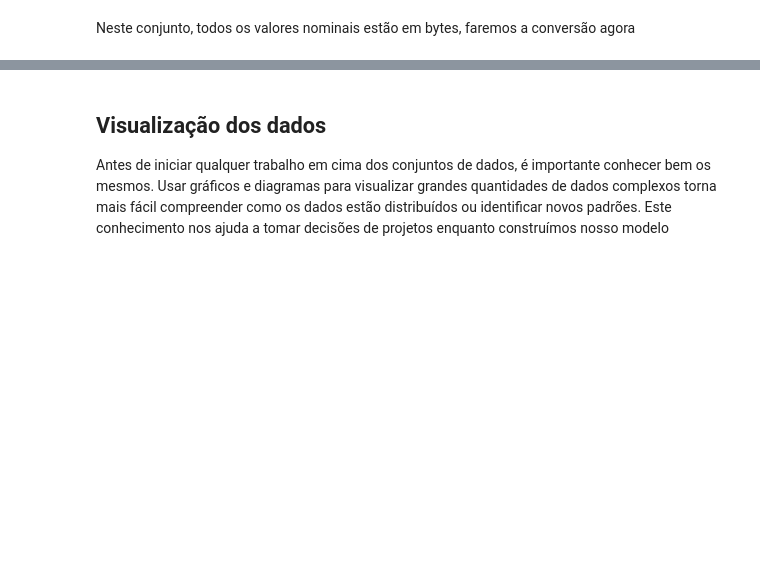
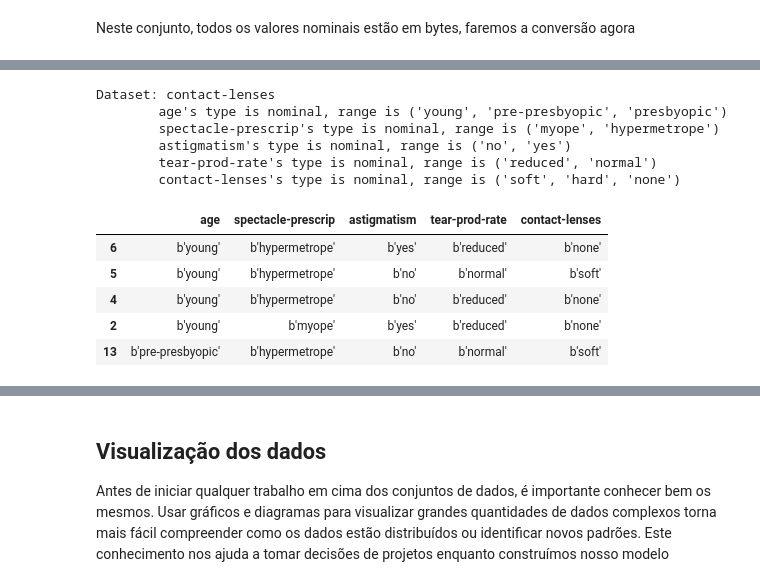
Before and after one commit to xsacbj/Mini-Weka, a Jupyter notebook: Mini Weka.ipynb, the cells around one changed output, grey strips where cells are left out. Cells and saved outputs as stored; diff of their text form; code cells hidden in the pictures; blank space fills up the shorter version.

```diff
--- a/Mini Weka.ipynb
+++ b/Mini Weka.ipynb
@@ -128,0 +133,20 @@ weather = data
+# %%
+data, info = loadarff('../data/contact-lenses.arff')
+data = pd.DataFrame(data)
+info
+# %% [output]
+Dataset: contact-lenses
+        age's type is nominal, range is ('young', 'pre-presbyopic', 'presbyopic')
+        spectacle-prescrip's type is nominal, range is ('myope', 'hypermetrope')
+        astigmatism's type is nominal, range is ('no', 'yes')
+        tear-prod-rate's type is nominal, range is ('reduced', 'normal')
+        contact-lenses's type is nominal, range is ('soft', 'hard', 'none')
+# %%
+data.sample(5)
+# %% [output]
+|  | age | spectacle-prescrip | astigmatism | tear-prod-rate | contact-lenses |
+| 6 | b'young' | b'hypermetrope' | b'yes' | b'reduced' | b'none' |
+| 5 | b'young' | b'hypermetrope' | b'no' | b'normal' | b'soft' |
+| 4 | b'young' | b'hypermetrope' | b'no' | b'reduced' | b'none' |
+| 2 | b'young' | b'myope' | b'yes' | b'reduced' | b'none' |
+| 13 | b'pre-presbyopic' | b'hypermetrope' | b'no' | b'normal' | b'soft' |
```
Also changed, not shown: parts of 13 cells of this notebook.
